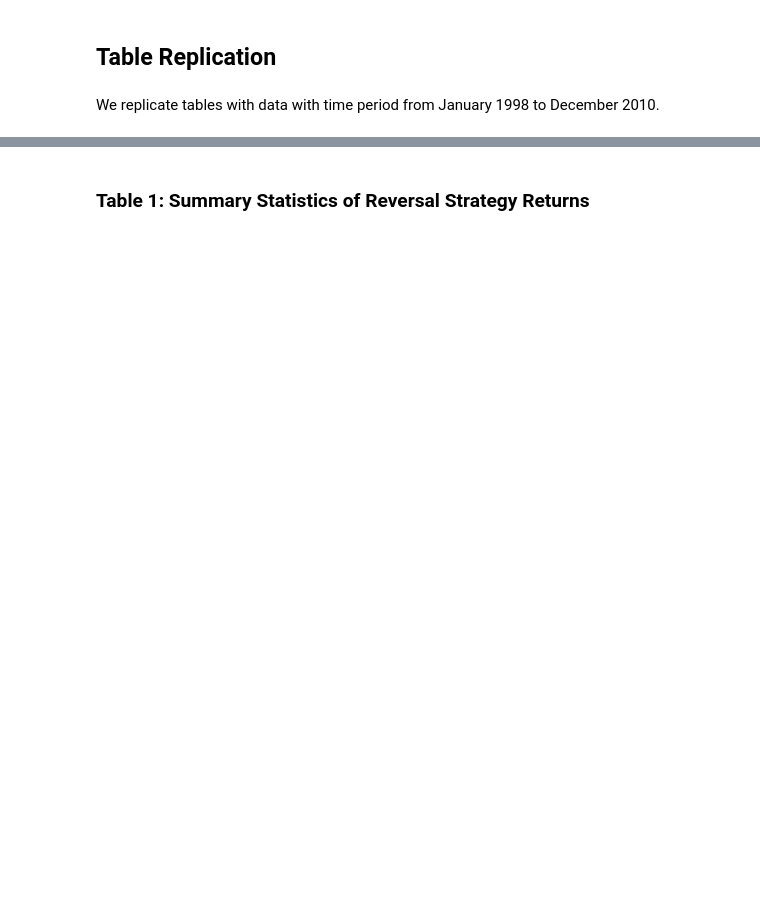
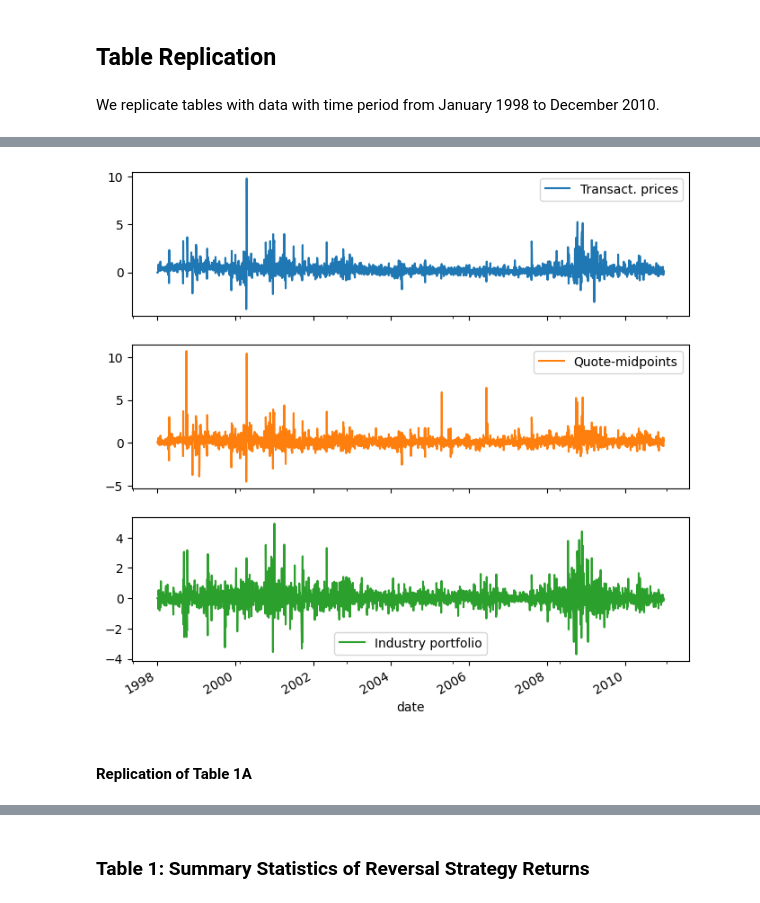
Before and after one commit to Waylon1026/Final-Project-Evaporating-Liquidity, a Jupyter notebook: src/notebook.ipynb, the cells around one changed output, grey strips where cells are left out. Cells and saved outputs as stored; diff of their text form; code cells hidden in the pictures; blank space fills up the shorter version.

```diff
--- a/src/notebook.ipynb
+++ b/src/notebook.ipynb
@@ -263,0 +325,6 @@ We replicate tables with data with time period from January 1998 to December 201
+# %%
+ret_raw.plot(subplots=True, figsize=(8, 8));
+# %% [output]
+[figure, added]
+# %% [markdown]
+#### Replication of Table 1A
```
Also changed, not shown: parts of 74 cells of this notebook, 5 other files.
